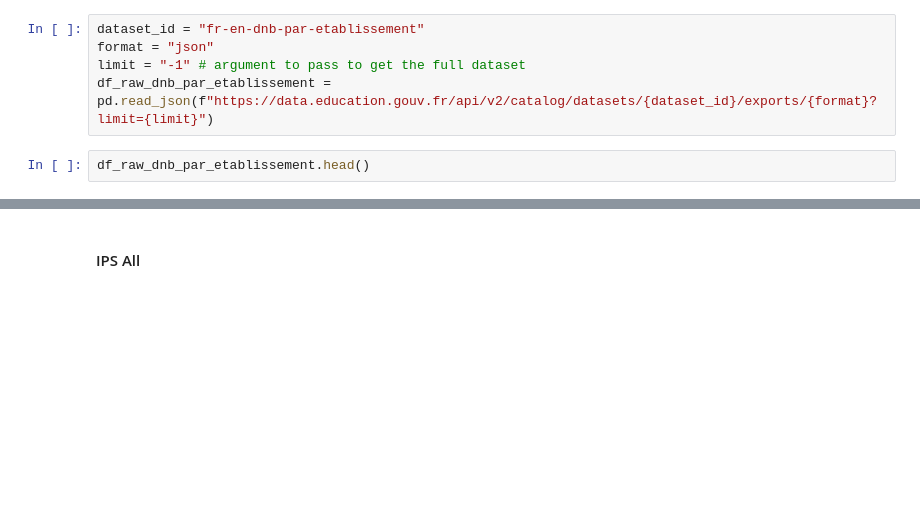
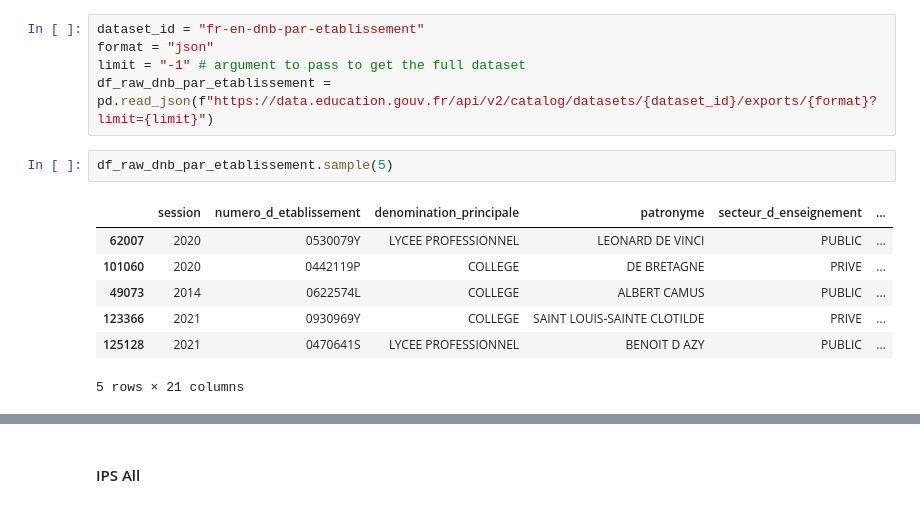
Before and after one commit to crish1eev1/indice-de-position-sociale, a Jupyter notebook: main.ipynb, the cells around one changed output, grey strips where cells are left out. Saved outputs shown, nothing was run; the diff lists cells and outputs as text; blank space fills up the shorter version.

```diff
--- a/main.ipynb
+++ b/main.ipynb
@@ -220,7 +223,15 @@ dataset_id = "fr-en-dnb-par-etablissement"
 format = "json"
 limit = "-1" # argument to pass to get the full dataset
 df_raw_dnb_par_etablissement = pd.read_json(f"https://data.education.gouv.fr/api/v2/catalog/datasets/{dataset_id}/exports/{format}?limit={limit}")
-# %%
-df_raw_dnb_par_etablissement.head()
+# %%
+df_raw_dnb_par_etablissement.sample(5)
+# %% [output]
+|  | session | numero_d_etablissement | denomination_principale | patronyme | secteur_d_enseignement | ... |
+| 62007 | 2020 | 0530079Y | LYCEE PROFESSIONNEL | LEONARD DE VINCI | PUBLIC | ... |
+| 101060 | 2020 | 0442119P | COLLEGE | DE BRETAGNE | PRIVE | ... |
+| 49073 | 2014 | 0622574L | COLLEGE | ALBERT CAMUS | PUBLIC | ... |
+| 123366 | 2021 | 0930969Y | COLLEGE | SAINT LOUIS-SAINTE CLOTILDE | PRIVE | ... |
+| 125128 | 2021 | 0470641S | LYCEE PROFESSIONNEL | BENOIT D AZY | PUBLIC | ... |
+5 rows × 21 columns
 # %%
 df_raw_dnb_par_etablissement[df_raw_dnb_par_etablissement['session'] == 2021]['denomination_principale'].value_counts()
```
Also changed, not shown: parts of 51 cells of this notebook.
